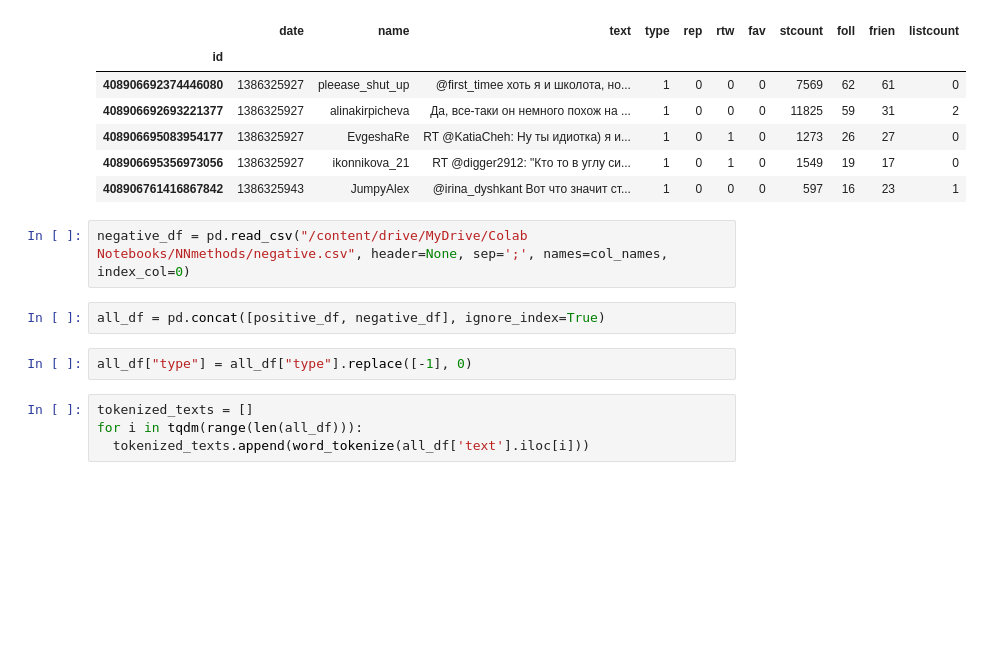
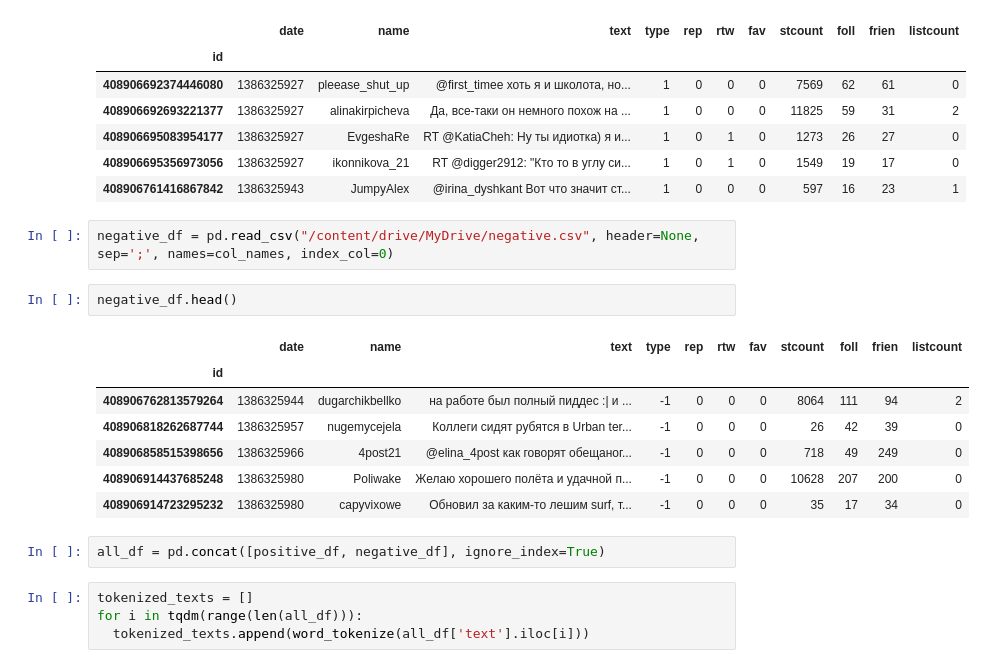
Before and after one commit to PolinaKudryavtseva/NNmethods, a Jupyter notebook: hw2.ipynb, the cells around one changed output. Drawn from its saved outputs; the diff is of its cells as text; blank space fills up the shorter version.

```diff
--- a/hw2.ipynb
+++ b/hw2.ipynb
@@ -37,11 +35,19 @@ positive_df.head()
 | 408906695356973056 | 1386325927 | ikonnikova_21 | RT @digger2912: "Кто то в углу си... | 1 | 0 | 1 | 0 | 1549 | 19 | 17 | 0 |
 | 408906761416867842 | 1386325943 | JumpyAlex | @irina_dyshkant Вот что значит ст... | 1 | 0 | 0 | 0 | 597 | 16 | 23 | 1 |
 # %%
-negative_df = pd.read_csv("/content/drive/MyDrive/Colab Notebooks/NNmethods/negative.csv", header=None, sep=';', names=col_names, index_col=0)
+negative_df = pd.read_csv("/content/drive/MyDrive/negative.csv", header=None, sep=';', names=col_names, index_col=0)
+# %%
+negative_df.head()
+# %% [output]
+|  | date | name | text | type | rep | rtw | fav | stcount | foll | frien | listcount |
+| id |  |  |  |  |  |  |  |  |  |  |  |
+| 408906762813579264 | 1386325944 | dugarchikbellko | на работе был полный пиддес :| и ... | -1 | 0 | 0 | 0 | 8064 | 111 | 94 | 2 |
+| 408906818262687744 | 1386325957 | nugemycejela | Коллеги сидят рубятся в Urban ter... | -1 | 0 | 0 | 0 | 26 | 42 | 39 | 0 |
+| 408906858515398656 | 1386325966 | 4post21 | @elina_4post как говорят обещаног... | -1 | 0 | 0 | 0 | 718 | 49 | 249 | 0 |
+| 408906914437685248 | 1386325980 | Poliwake | Желаю хорошего полёта и удачной п... | -1 | 0 | 0 | 0 | 10628 | 207 | 200 | 0 |
+| 408906914723295232 | 1386325980 | capyvixowe | Обновил за каким-то лешим surf, т... | -1 | 0 | 0 | 0 | 35 | 17 | 34 | 0 |
 # %%
 all_df = pd.concat([positive_df, negative_df], ignore_index=True)
-# %%
-all_df["type"] = all_df["type"].replace([-1], 0)
 # %%
 tokenized_texts = []
 for i in tqdm(range(len(all_df))):
```
Also changed, not shown: parts of 35 cells of this notebook.
